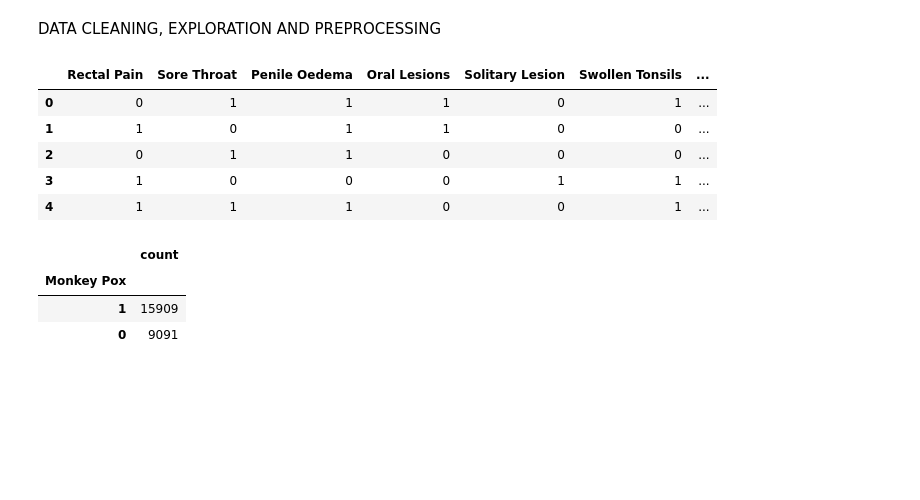
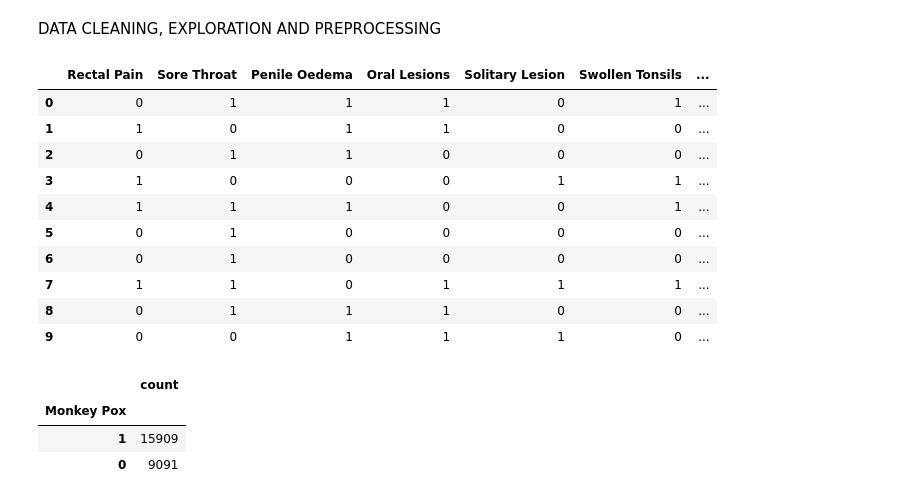
Before and after one commit to NeuralNetGeek/monkeypox-diagnosis, a Jupyter notebook: Monkey Pox.ipynb, the cells around one changed output. Cells and saved outputs as stored; diff of their text form; code cells hidden in the pictures; blank space fills up the shorter version.

```diff
--- a/Monkey Pox.ipynb
+++ b/Monkey Pox.ipynb
@@ -30,23 +30,28 @@ DATA CLEANING, EXPLORATION AND PREPROCESSING
 # %%
 cols = ['Patient_ID', 'Systemic Illness', 'Rectal Pain', 'Sore Throat', 'Penile Oedema', 'Oral Lesions', 'Solitary Lesion', 'Swollen Tonsils', 'HIV Infection', 'Sexually Transmitted Infection', 'MonkeyPox']
 df = pd.read_csv('monkey.data.csv')
 df.columns = cols
 df.drop(['Patient_ID', 'Systemic Illness'], axis=1, inplace=True)
 
-features = ['Rectal Pain', 'Penile Oedema', 'Oral Lesions', 'Sore Throat', 'Swollen Tonsils', 'Solitary Lesion', 'HIV Infection',  'Sexually Transmitted Infection']
+features = ['Rectal Pain', 'Sore Throat', 'Penile Oedema', 'Oral Lesions', 'Solitary Lesion', 'Swollen Tonsils', 'HIV Infection', 'Sexually Transmitted Infection']
 df[features] = df[features].astype(int)
 
 df['Monkey Pox'] = df['MonkeyPox'].map({'Positive': 1, 'Negative': 0})
 df = df.drop(['MonkeyPox'], axis=1)
 
-df.head()
+df.head(10)
 # %% [output]
 |  | Rectal Pain | Sore Throat | Penile Oedema | Oral Lesions | Solitary Lesion | Swollen Tonsils | ... |
 | 0 | 0 | 1 | 1 | 1 | 0 | 1 | ... |
 | 1 | 1 | 0 | 1 | 1 | 0 | 0 | ... |
 | 2 | 0 | 1 | 1 | 0 | 0 | 0 | ... |
 | 3 | 1 | 0 | 0 | 0 | 1 | 1 | ... |
 | 4 | 1 | 1 | 1 | 0 | 0 | 1 | ... |
+| 5 | 0 | 1 | 0 | 0 | 0 | 0 | ... |
+| 6 | 0 | 1 | 0 | 0 | 0 | 0 | ... |
+| 7 | 1 | 1 | 0 | 1 | 1 | 1 | ... |
+| 8 | 0 | 1 | 1 | 1 | 0 | 0 | ... |
+| 9 | 0 | 0 | 1 | 1 | 1 | 0 | ... |
 # %%
 df['Monkey Pox'].value_counts()
 # %% [output]
```
Also changed, not shown: parts of 3 cells of this notebook.
